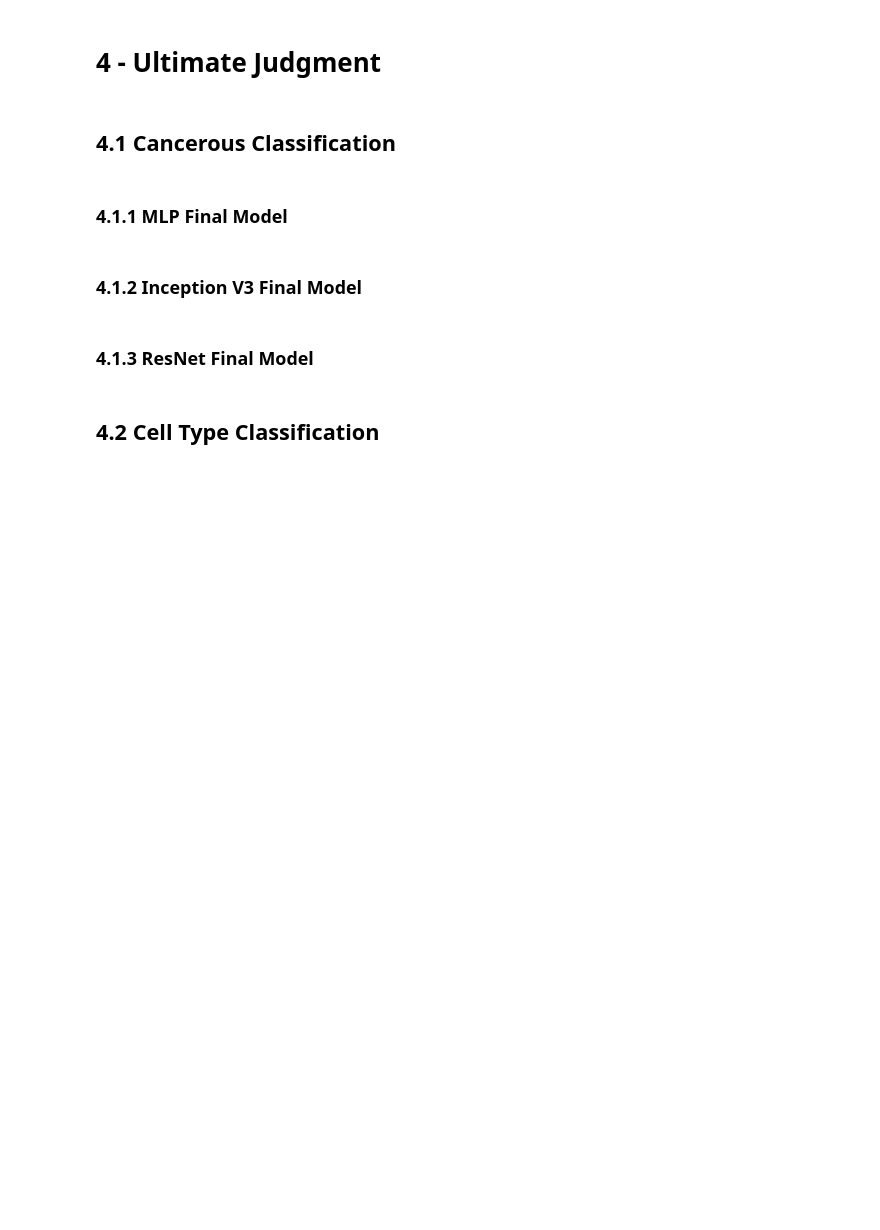
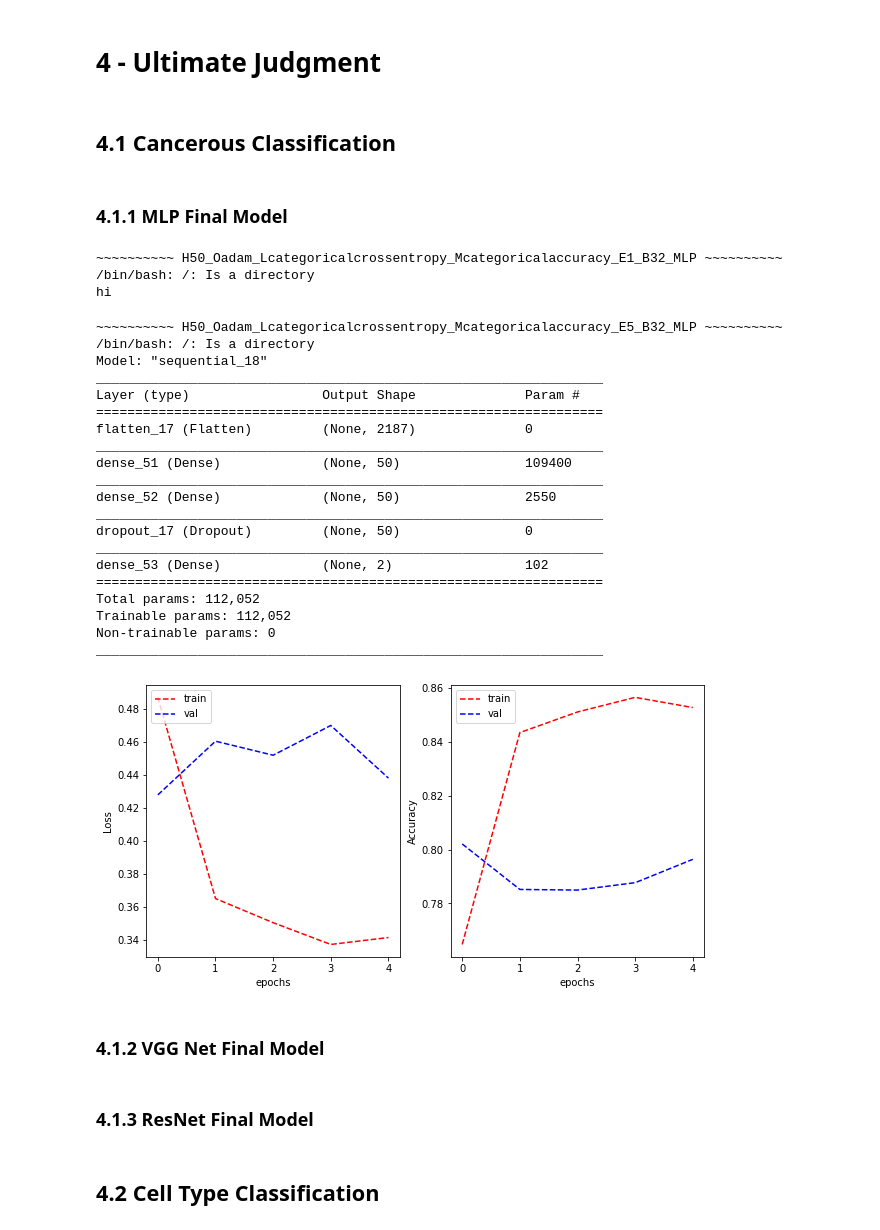
Before and after one commit to Luke-Mason/CML-Assignment-2, a Jupyter notebook: Luke.ipynb, the cells around one changed output. Drawn from its saved outputs; the diff is of its cells as text; code cells hidden in the pictures; blank space fills up the shorter version.

Commit message:
Added models

```diff
--- a/Luke.ipynb
+++ b/Luke.ipynb
@@ -596,7 +609,7 @@ memory usage: 633.8+ KB
 ### 1.2.1 Combining main and extra data
 # %%
 # Remove the cellType and cellTypeName columns
-trimmed_1 = main_data.drop(['InstanceID', 'cellTypeName', 'cellType'], axis=1)
+trimmed_1 = ct_data.drop(['InstanceID', 'cellTypeName', 'cellType'], axis=1)
 trimmed_2 = extra_data.drop(['InstanceID'], axis=1)
 comparison = trimmed_1.columns == trimmed_2.columns
 assert comparison.all()
@@ -865,9 +937,9 @@ Then the images are flattened into a 1 dimensional array, [R,G,B] and passed int
 # %% [markdown]
 # 4 - Ultimate Judgment
 # %%
-def run_model(model, parameters, layers, model_func):
+def run_model(model, parameters, model_name, model_func):
     # Setup the directories and paths for saving and loading the model and history.
-    model_dir, history_path = setup_model_store(parameters, layers)
+    model_dir, history_path = setup_model_store(parameters, model_name)
 
     try:
         # Load a model that exists.
@@ -878,28 +950,37 @@ def run_model(model, parameters, layers, model_func):
 
         # Read in the history chart from fitting the model previously.
         history = pd.read_csv(history_path, delimiter=',')
-    except (FileNotFoundError, OSError) as error:
-        print(error)
-
+    except:
         # Print summary.
         model.summary()
 
         # Run model and get history.
         history = model_func()
 
+        # Save Model.\n",
+        model.save(model_dir)
+
         # Save history.
         pd.DataFrame.from_dict(history).to_csv(history_path, index=False)
 
-        # Save Model.\n",
-        model.save(model_dir)
-
     return history
 # %% [markdown]
 ## 4.1 Cancerous Classification
 # %% [markdown]
 ### 4.1.1 MLP Final Model
+# %%
+model_dir, history_path = setup_model_store(parameters, "MLP")
+try:
+# Load a model that exists.
+  model = tf.keras.models.load_model(model_dir)
+except:
+  print("hi")
+# %% [output]
+~~~~~~~~~~ H50_Oadam_Lcategoricalcrossentropy_Mcategoricalaccuracy_E1_B32_MLP ~~~~~~~~~~
+/bin/bash: /: Is a directory
+hi
 # %%
-def mlp(train_set, val_set, test_set, hyper_parameters, model):
+def train_save(train_set, val_set, test_set, hyper_parameters, model):
     # Extract the imagery into new data sets from the original data sets that
     # contained the image references.
     train_imagery_set, val_imagery_set, test_imagery_set = get_imagery_data_sets(
@@ -919,40 +1000,60 @@ def mlp(train_set, val_set, test_set, hyper_parameters, model):
 # %%
 # Final hyperparameters.
 parameters = {
-    "hidden_layer_dim": 256,
+    "hidden_layer_dim": 50,
     "optimizer": 'adam',
     "loss": tf.keras.losses.CategoricalCrossentropy(from_logits=True),
     "metrics": 'categorical_accuracy',
-    "epochs": 100,
+    "epochs": 5,
     "batch_size": 32
 }
 
 # The Deep Neural Network Layer Structure.
 layers = [
-    tf.keras.layers.Flatten(input_shape=INPUT_DIM, name="F" + "x".join(map(str, INPUT_DIM))),
-    tf.keras.layers.Dense(parameters["hidden_layer_dim"], activation='relu',
-                          name="D-" + str(parameters["hidden_layer_dim"])),
-    tf.keras.layers.Dense(parameters["hidden_layer_dim"], activation='relu',
-                          name="D2-" + str(parameters["hidden_layer_dim"])),
-    tf.keras.layers.Dropout(0.3, name="DR03"),
-    tf.keras.layers.Dense(OUTPUT_CLASSES, name="D3-" + str(OUTPUT_CLASSES))
+    tf.keras.layers.Flatten(input_shape=INPUT_DIM),
+    tf.keras.layers.Dense(parameters["hidden_layer_dim"], activation='relu'),
+    tf.keras.layers.Dense(parameters["hidden_layer_dim"], activation='relu'),
+    tf.keras.layers.Dropout(0.3),
+    tf.keras.layers.Dense(OUTPUT_CLASSES)
 ]
 
 # Create model.
 model = tf.keras.Sequential(layers)
 
 # Train and save model
-history = run_model(model, parameters, layers,
-                    lambda: mlp(main_train_set, main_validation_set, main_test_set, parameters, model))
+history = run_model(model, parameters, "MLP",
+                    lambda: train_save(train_set_ic, validation_set_ic, test_set_ic, parameters, model))
 
 # Plot the results for run though of the data (epoch).
 plot_learning_curve(history['loss'],
                     history['val_loss'],
                     history['categorical_accuracy'],
                     history['val_categorical_accuracy'],
                     metric_name='Accuracy')
+# %% [output]
+~~~~~~~~~~ H50_Oadam_Lcategoricalcrossentropy_Mcategoricalaccuracy_E5_B32_MLP ~~~~~~~~~~
+/bin/bash: /: Is a directory
+Model: "sequential_18"
+_________________________________________________________________
+Layer (type)                 Output Shape              Param #
+=================================================================
+flatten_17 (Flatten)         (None, 2187)              0
+_________________________________________________________________
+dense_51 (Dense)             (None, 50)                109400
+_________________________________________________________________
+dense_52 (Dense)             (None, 50)                2550
+_________________________________________________________________
+dropout_17 (Dropout)         (None, 50)                0
+_________________________________________________________________
+dense_53 (Dense)             (None, 2)                 102
+=================================================================
+Total params: 112,052
+Trainable params: 112,052
+Non-trainable params: 0
+_________________________________________________________________
+[figure, added]
 # %% [markdown]
-### 4.1.2 Inception V3 Final Model
+### 4.1.2 VGG Net Final Model
 # %%
 # Final hyperparameters.
 parameters = {
```
Also changed, not shown: parts of 39 cells of this notebook.
